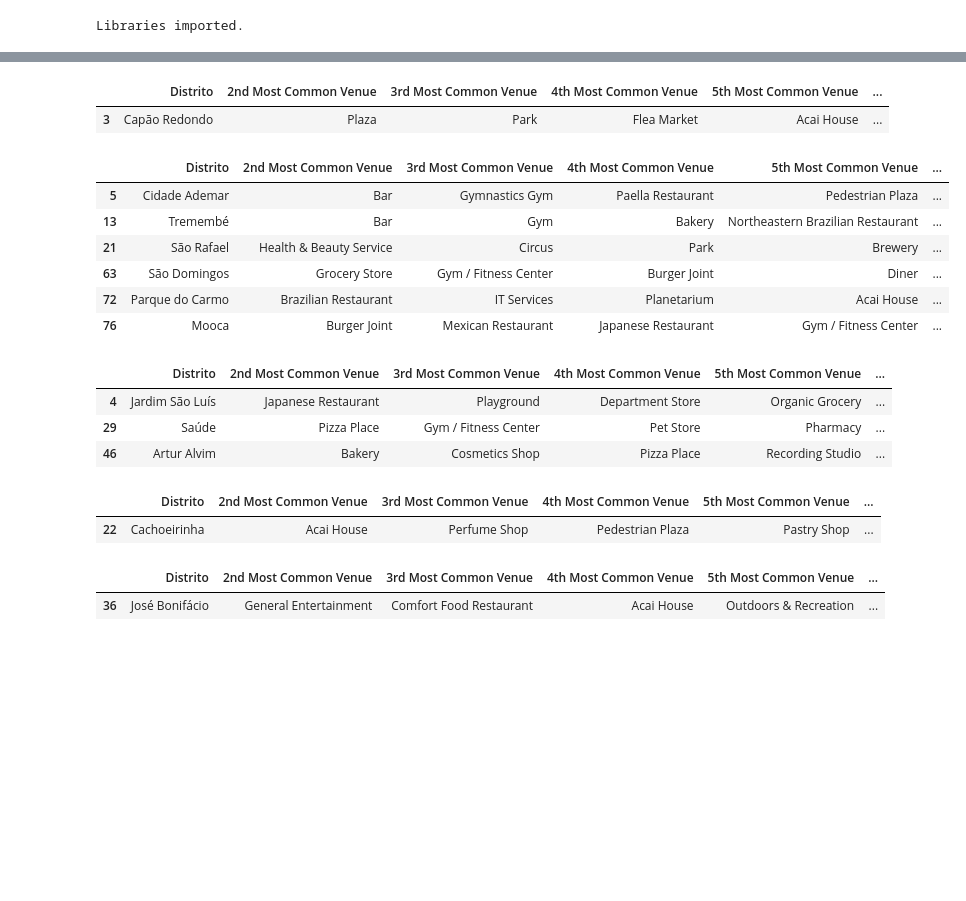
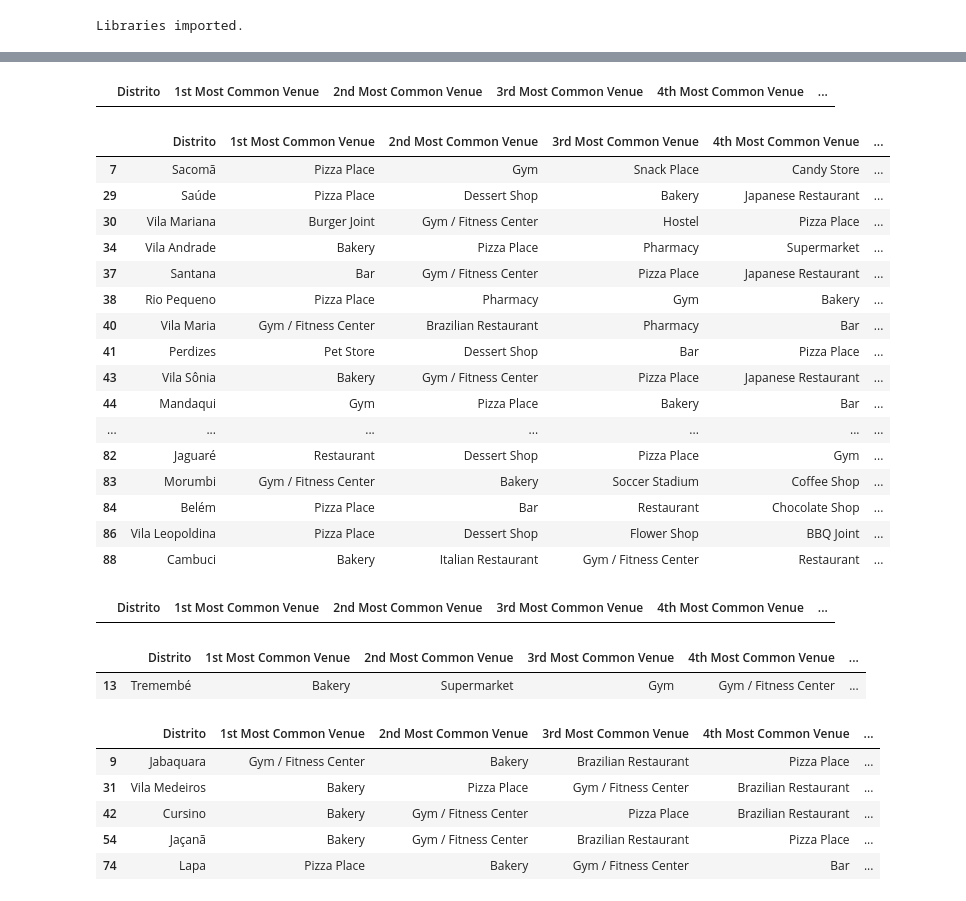
Before and after one commit to PauloPeclat/Coursera_Capstone, a Jupyter notebook: IBM Data Science Capstone Project Problem and Data.ipynb, the cells around one changed output, grey strips where cells are left out. Saved outputs shown, nothing was run; the diff lists cells and outputs as text; code cells hidden in the pictures; blank space fills up the shorter version.

```diff
--- a/IBM Data Science Capstone Project Problem and Data.ipynb
+++ b/IBM Data Science Capstone Project Problem and Data.ipynb
@@ -258,0 +293,2 @@ saopaulo_venues.shape
+# %%
+result_district=result_district[result_district['Cluster Labels'].isin([0,6,3])]
@@ -259,9 +322,9 @@ saopaulo_venues.shape
 # %%
 # one hot encoding
-saopaulo_onehot = pd.get_dummies(saopaulo_venues[['Venue Category']], prefix="", prefix_sep="")
+saopaulo_onehot = pd.get_dummies(teste_venues[['Venue Category']], prefix="", prefix_sep="")
 
 # add neighborhood column back to dataframe
-saopaulo_onehot['District'] = saopaulo_venues['District']
+saopaulo_onehot['District'] = teste_venues['District']
 
 # move neighborhood column to the first column
 fixed_columns = [saopaulo_onehot.columns[-1]] + list(saopaulo_onehot.columns[:-1])
@@ -346,12 +396,16 @@ def return_most_common_venues(row, num_top_venues):
 
     return row_categories_sorted.index.values[0:num_top_venues]
 # %%
+try:
+    del neighborhoods_venues_sorted
+except:
+    pass
 num_top_venues = 10
 
 indicators = ['st', 'nd', 'rd']
 
 # create columns according to number of top venues
-columns = ['Neighborhood']
+columns = ['District']
 for ind in np.arange(num_top_venues):
     try:
         columns.append('{}{} Most Common Venue'.format(ind+1, indicators[ind]))
@@ -360,7 +414,7 @@ for ind in np.arange(num_top_venues):
 
 # create a new dataframe
 neighborhoods_venues_sorted = pd.DataFrame(columns=columns)
-neighborhoods_venues_sorted['Neighborhood'] = saopaulo_grouped['Neighborhood']
+neighborhoods_venues_sorted['District'] = saopaulo_grouped['District']
 
 for ind in np.arange(saopaulo_grouped.shape[0]):
     neighborhoods_venues_sorted.iloc[ind, 1:] = return_most_common_venues(saopaulo_grouped.iloc[ind, :], num_top_venues)
@@ -376,8 +473,10 @@ neighborhoods_venues_sorted.head()
 # %%
 # set number of clusters
-kclusters = 10
+
+
+kclusters = 7
 kmeans=[]
-saopaulo_grouped_clustering = saopaulo_grouped.drop('Neighborhood', 1)
+saopaulo_grouped_clustering = saopaulo_grouped.drop('District', 1)
 
 # run k-means clustering
 kmeans = KMeans(n_clusters=kclusters, random_state=0).fit(saopaulo_grouped_clustering)
@@ -388,11 +487,10 @@ kmeans.labels_[0:10]
 # add clustering labels
 neighborhoods_venues_sorted.insert(0, 'Cluster Labels', kmeans.labels_)
 
-saopaulo_merged = result
+saopaulo_merged = result_district.drop(['Cluster Labels'], axis=1)
 
 # merge manhattan_grouped with manhattan_data to add latitude/longitude for each neighborhood
-saopaulo_merged = saopaulo_merged.join(neighborhoods_venues_sorted.set_index('Neighborhood'), on='Distrito')
-
+saopaulo_merged = saopaulo_merged.join(neighborhoods_venues_sorted.set_index('District'), on='Distrito').dropna()
 saopaulo_merged.head() # check the last columns!
 # %% [output]
 |  | Distrito | Latitude | Longitude | Cluster Labels | 1st Most Common Venue | 2nd Most Common Venue | ... |
@@ -450,35 +548,45 @@ map_clusters
 # %% [output]
 [interactive output not drawn]
 # %%
-test.loc[test['Cluster Labels'] == 0, test.columns[[0] + list(range(5, test.shape[1]))]]
+saopaulo_merged.loc[saopaulo_merged['Cluster Labels'] == 0, saopaulo_merged.columns[[0] + list(range(4, saopaulo_merged.shape[1]))]]
 # %% [output]
-|  | Distrito | 2nd Most Common Venue | 3rd Most Common Venue | 4th Most Common Venue | 5th Most Common Venue | ... |
-| 3 | Capão Redondo | Plaza | Park | Flea Market | Acai House | ... |
+|  | Distrito | 1st Most Common Venue | 2nd Most Common Venue | 3rd Most Common Venue | 4th Most Common Venue | ... |
 # %%
-test.loc[test['Cluster Labels'] == 1, test.columns[[0] + list(range(5, test.shape[1]))]]
+saopaulo_merged.loc[saopaulo_merged['Cluster Labels'] == 1, saopaulo_merged.columns[[0] + list(range(4, saopaulo_merged.shape[1]))]]
 # %% [output]
-|  | Distrito | 2nd Most Common Venue | 3rd Most Common Venue | 4th Most Common Venue | 5th Most Common Venue | ... |
-| 5 | Cidade Ademar | Bar | Gymnastics Gym | Paella Restaurant | Pedestrian Plaza | ... |
-| 13 | Tremembé | Bar | Gym | Bakery | Northeastern Brazilian Restaurant | ... |
-| 21 | São Rafael | Health & Beauty Service | Circus | Park | Brewery | ... |
-| 63 | São Domingos | Grocery Store | Gym / Fitness Center | Burger Joint | Diner | ... |
-| 72 | Parque do Carmo | Brazilian Restaurant | IT Services | Planetarium | Acai House | ... |
-| 76 | Mooca | Burger Joint | Mexican Restaurant | Japanese Restaurant | Gym / Fitness Center | ... |
+|  | Distrito | 1st Most Common Venue | 2nd Most Common Venue | 3rd Most Common Venue | 4th Most Common Venue | ... |
+| 7 | Sacomã | Pizza Place | Gym | Snack Place | Candy Store | ... |
+| 29 | Saúde | Pizza Place | Dessert Shop | Bakery | Japanese Restaurant | ... |
+| 30 | Vila Mariana | Burger Joint | Gym / Fitness Center | Hostel | Pizza Place | ... |
+| 34 | Vila Andrade | Bakery | Pizza Place | Pharmacy | Supermarket | ... |
+| 37 | Santana | Bar | Gym / Fitness Center | Pizza Place | Japanese Restaurant | ... |
+| 38 | Rio Pequeno | Pizza Place | Pharmacy | Gym | Bakery | ... |
+| 40 | Vila Maria | Gym / Fitness Center | Brazilian Restaurant | Pharmacy | Bar | ... |
+| 41 | Perdizes | Pet Store | Dessert Shop | Bar | Pizza Place | ... |
+| 43 | Vila Sônia | Bakery | Gym / Fitness Center | Pizza Place | Japanese Restaurant | ... |
+| 44 | Mandaqui | Gym | Pizza Place | Bakery | Bar | ... |
+| ... | ... | ... | ... | ... | ... | ... |
+| 82 | Jaguaré | Restaurant | Dessert Shop | Pizza Place | Gym | ... |
+| 83 | Morumbi | Gym / Fitness Center | Bakery | Soccer Stadium | Coffee Shop | ... |
+| 84 | Belém | Pizza Place | Bar | Restaurant | Chocolate Shop | ... |
+| 86 | Vila Leopoldina | Pizza Place | Dessert Shop | Flower Shop | BBQ Joint | ... |
+| 88 | Cambuci | Bakery | Italian Restaurant | Gym / Fitness Center | Restaurant | ... |
 # %%
-test.loc[test['Cluster Labels'] == 2, test.columns[[0] + list(range(5, test.shape[1]))]]
+saopaulo_merged.loc[saopaulo_merged['Cluster Labels'] == 2, saopaulo_merged.columns[[0] + list(range(4, saopaulo_merged.shape[1]))]]
 # %% [output]
-|  | Distrito | 2nd Most Common Venue | 3rd Most Common Venue | 4th Most Common Venue | 5th Most Common Venue | ... |
-| 4 | Jardim São Luís | Japanese Restaurant | Playground | Department Store | Organic Grocery | ... |
-| 29 | Saúde | Pizza Place | Gym / Fitness Center | Pet Store | Pharmacy | ... |
-| 46 | Artur Alvim | Bakery | Cosmetics Shop | Pizza Place | Recording Studio | ... |
+|  | Distrito | 1st Most Common Venue | 2nd Most Common Venue | 3rd Most Common Venue | 4th Most Common Venue | ... |
 # %%
-test.loc[test['Cluster Labels'] == 3, test.columns[[0] + list(range(5, test.shape[1]))]]
+saopaulo_merged.loc[saopaulo_merged['Cluster Labels'] == 3, saopaulo_merged.columns[[0] + list(range(4, saopaulo_merged.shape[1]))]]
 # %% [output]
-|  | Distrito | 2nd Most Common Venue | 3rd Most Common Venue | 4th Most Common Venue | 5th Most Common Venue | ... |
-| 22 | Cachoeirinha | Acai House | Perfume Shop | Pedestrian Plaza | Pastry Shop | ... |
+|  | Distrito | 1st Most Common Venue | 2nd Most Common Venue | 3rd Most Common Venue | 4th Most Common Venue | ... |
+| 13 | Tremembé | Bakery | Supermarket | Gym | Gym / Fitness Center | ... |
 # %%
-test.loc[test['Cluster Labels'] == 4, test.columns[[0] + list(range(5, test.shape[1]))]]
+saopaulo_merged.loc[saopaulo_merged['Cluster Labels'] == 4, saopaulo_merged.columns[[0] + list(range(4, saopaulo_merged.shape[1]))]]
 # %% [output]
-|  | Distrito | 2nd Most Common Venue | 3rd Most Common Venue | 4th Most Common Venue | 5th Most Common Venue | ... |
-| 36 | José Bonifácio | General Entertainment | Comfort Food Restaurant | Acai House | Outdoors & Recreation | ... |
+|  | Distrito | 1st Most Common Venue | 2nd Most Common Venue | 3rd Most Common Venue | 4th Most Common Venue | ... |
+| 9 | Jabaquara | Gym / Fitness Center | Bakery | Brazilian Restaurant | Pizza Place | ... |
+| 31 | Vila Medeiros | Bakery | Pizza Place | Gym / Fitness Center | Brazilian Restaurant | ... |
+| 42 | Cursino | Bakery | Gym / Fitness Center | Pizza Place | Brazilian Restaurant | ... |
+| 54 | Jaçanã | Bakery | Gym / Fitness Center | Brazilian Restaurant | Pizza Place | ... |
+| 74 | Lapa | Pizza Place | Bakery | Gym / Fitness Center | Bar | ... |
 # %%
```
Also changed, not shown: parts of 33 cells of this notebook.
